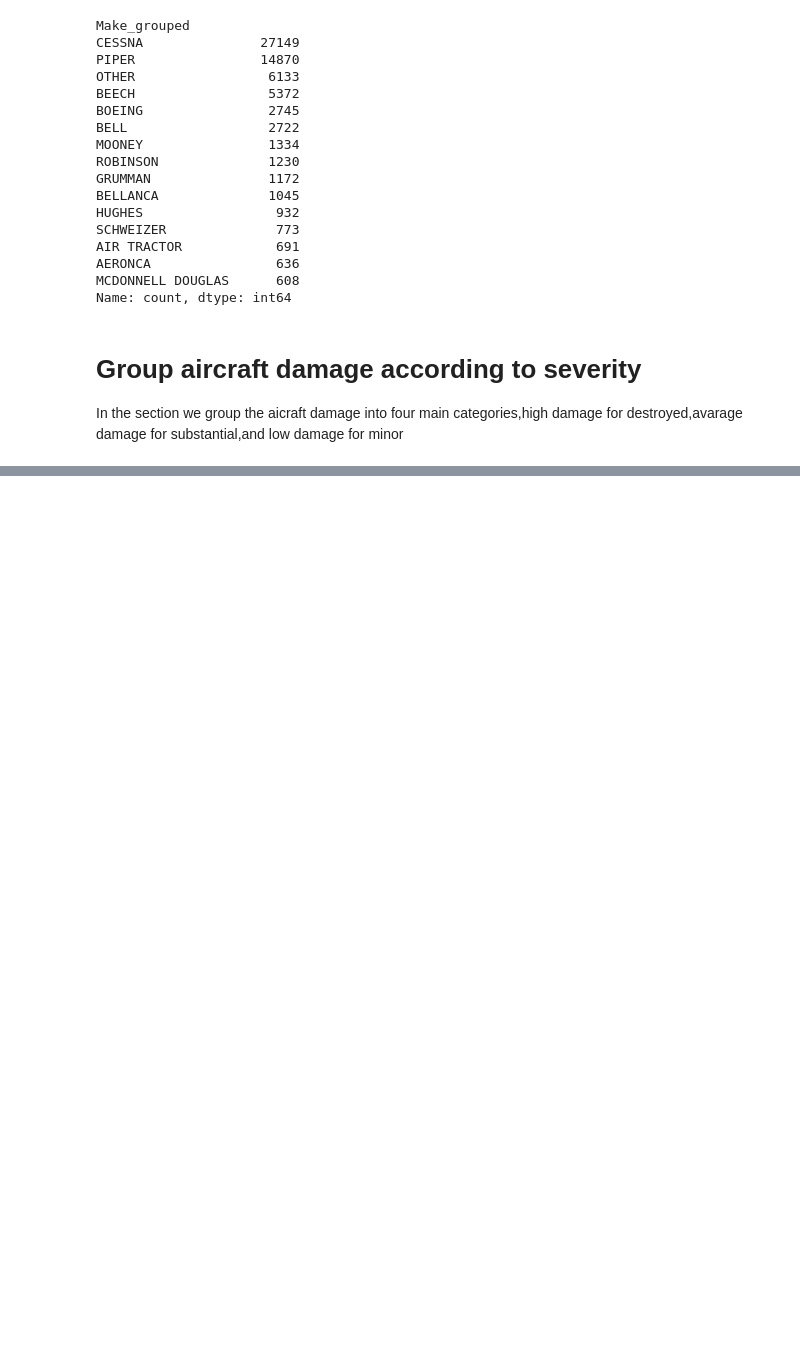
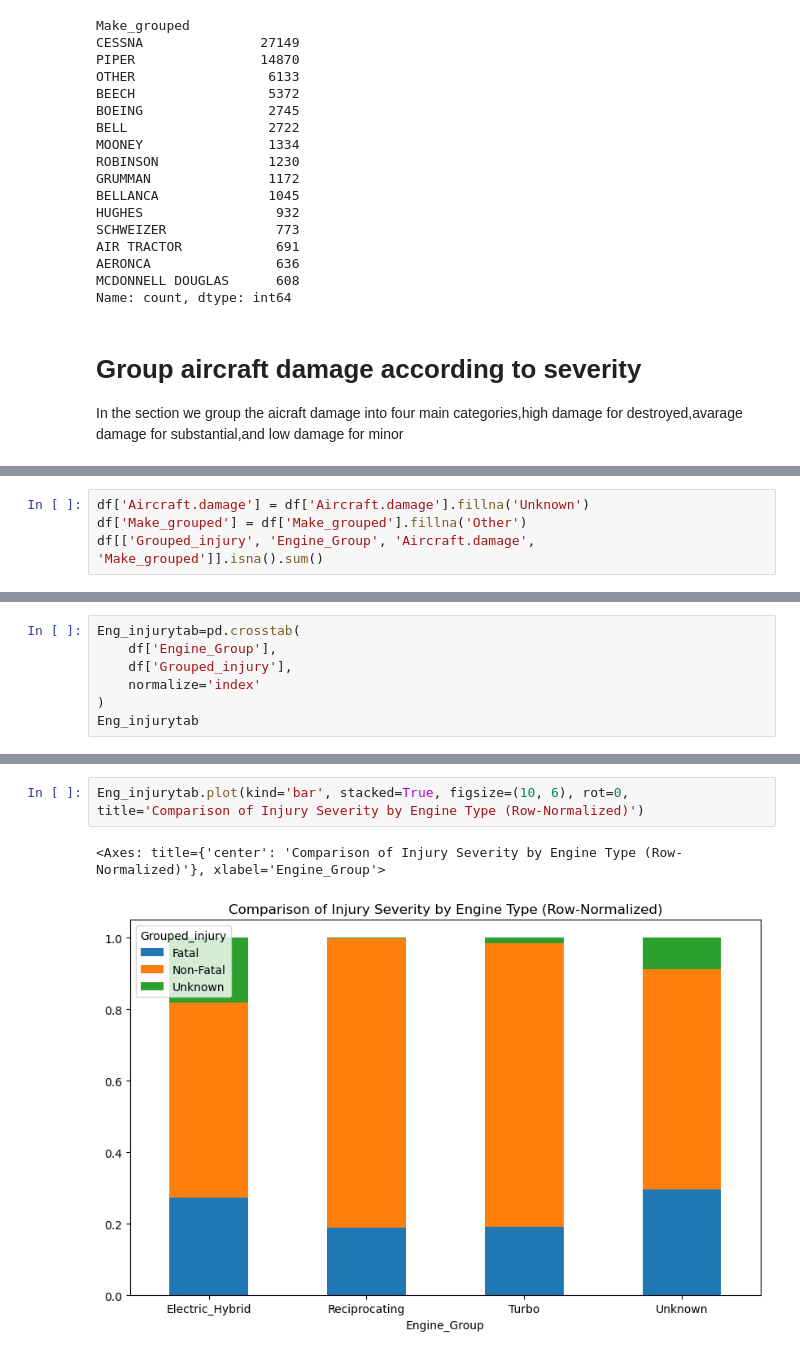
Before and after one commit to Marian-amo/Phase-1-project, a Jupyter notebook: project.ipynb/project.ipynb, the cells around one changed output, grey strips where cells are left out. Drawn from its saved outputs; the diff is of its cells as text; blank space fills up the shorter version.

Commit message:
Add cross tab comparison and visualization

```diff
--- a/project.ipynb/project.ipynb
+++ b/project.ipynb/project.ipynb
@@ -422,0 +407,4 @@ Index(['Event.Id', 'Investigation.Type', 'Accident.Number', 'Event.Date',
+# %%
+df['Aircraft.damage'] = df['Aircraft.damage'].fillna('Unknown')
+df['Make_grouped'] = df['Make_grouped'].fillna('Other')
+df[['Grouped_injury', 'Engine_Group', 'Aircraft.damage', 'Make_grouped']].isna().sum()
@@ -422,0 +421,7 @@ Index(['Event.Id', 'Investigation.Type', 'Accident.Number', 'Event.Date',
+# %%
+Eng_injurytab=pd.crosstab(
+    df['Engine_Group'],
+    df['Grouped_injury'],
+    normalize='index'
+)
+Eng_injurytab
@@ -422,0 +435,5 @@ Index(['Event.Id', 'Investigation.Type', 'Accident.Number', 'Event.Date',
+# %%
+Eng_injurytab.plot(kind='bar', stacked=True, figsize=(10, 6), rot=0, title='Comparison of Injury Severity by Engine Type (Row-Normalized)')
+# %% [output]
+<Axes: title={'center': 'Comparison of Injury Severity by Engine Type (Row-Normalized)'}, xlabel='Engine_Group'>
+[figure, added]
```
Also changed, not shown: parts of 17 cells of this notebook.
